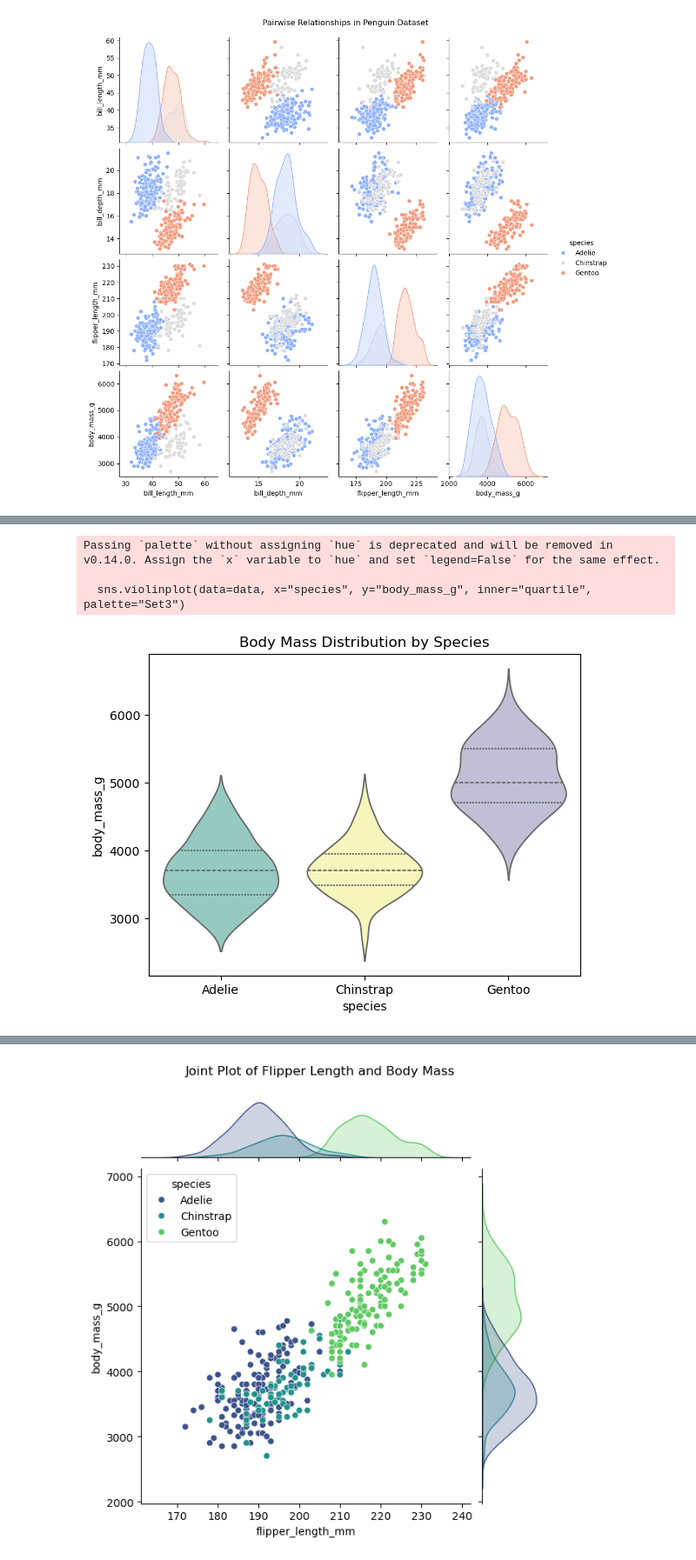
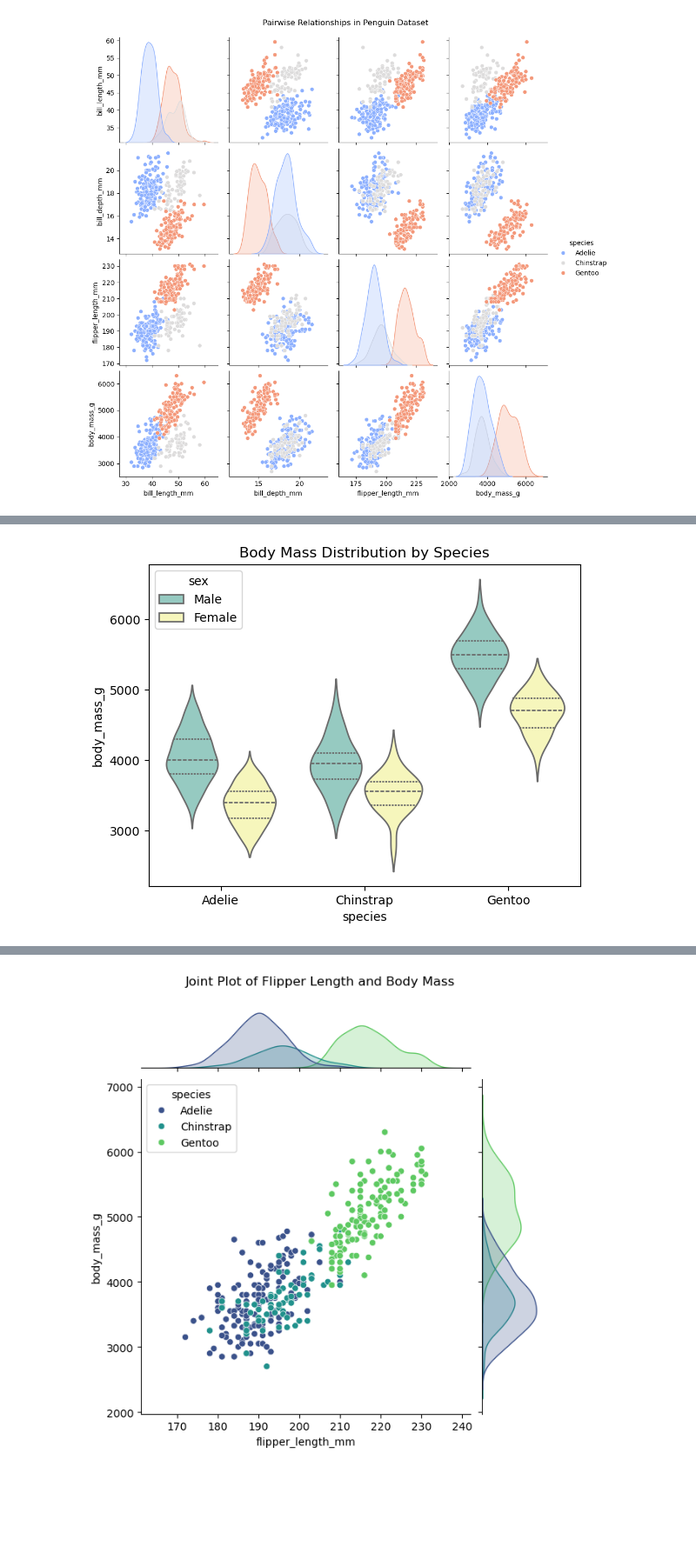
Before and after one commit to hfakour/Matplotlib_Seaborn_Tutorial, a Jupyter notebook: Matplotlib.ipynb, the cells around one changed output, grey strips where cells are left out. Shown at 87% size. Drawn from its saved outputs; the diff is of its cells as text; code cells hidden in the pictures; blank space fills up the shorter version.

```diff
--- a/Matplotlib.ipynb
+++ b/Matplotlib.ipynb
@@ -760,11 +880,8 @@ Violin plots combine aspects of box plots and KDE plots, showing both distributi
 # %%
 # Violin plot for body mass across species
-sns.violinplot(data=data, x="species", y="body_mass_g", inner="quartile", palette="Set3")
+sns.violinplot(data=data, x="species", y="body_mass_g",hue="sex", inner="quartile", palette="Set3")
 plt.title("Body Mass Distribution by Species")
 plt.show()
 # %% [output]
-Passing `palette` without assigning `hue` is deprecated and will be removed in v0.14.0. Assign the `x` variable to `hue` and set `legend=False` for the same effect.
-
-  sns.violinplot(data=data, x="species", y="body_mass_g", inner="quartile", palette="Set3")
-[figure, old version]
+[figure, new version]
 # %% [markdown]
```
Also changed, not shown: parts of 66 cells of this notebook.
